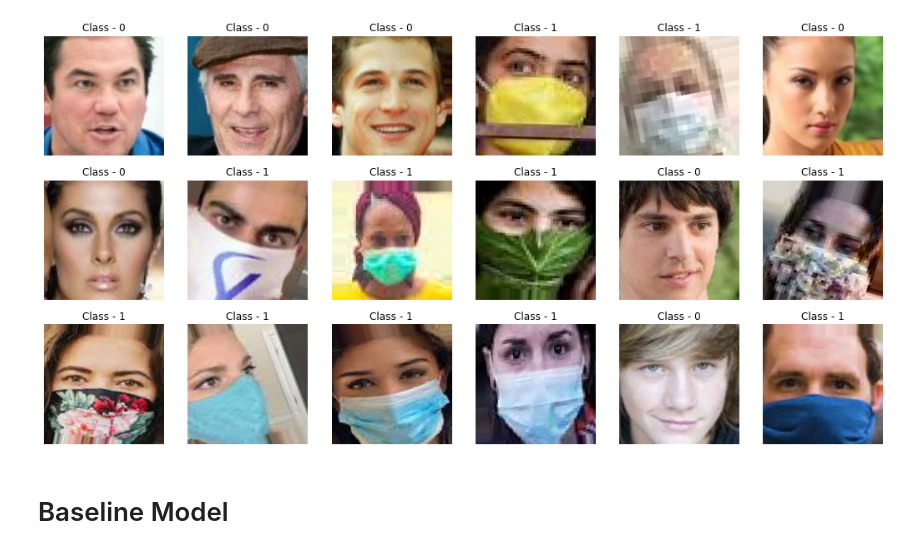
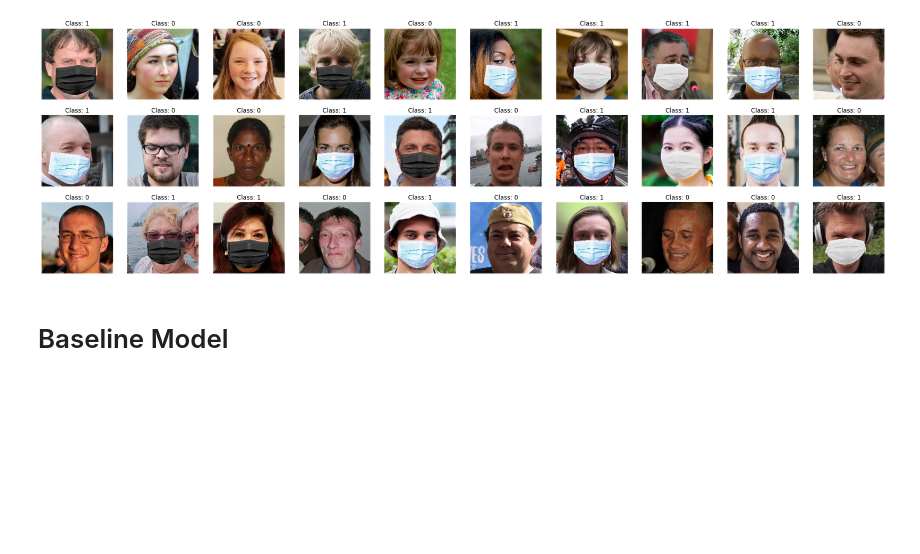
Before and after one commit to RolandSherwin/MultiplePooling-and-AutoencoderClassifierHybrid, a Jupyter notebook: 01-multiple-pooling.ipynb, the cells around one changed output. Drawn from its saved outputs; the diff is of its cells as text; code cells hidden in the pictures; blank space fills up the shorter version.

```diff
--- a/01-multiple-pooling.ipynb
+++ b/01-multiple-pooling.ipynb
@@ -11,8 +29,0 @@ from utils.plotting import HistoryPlotter
-# %%
-SEED = 42
-BATCH_SIZE = 128
-IMAGE_SIZE = [150,150]
-KAGGLE_DATASET = "ashishjangra27/face-mask-12k-images-dataset"
-DATASET_PATH = "~/Downloads/datasets/"
-
-np.random.seed(SEED)
@@ -52,16 +58,35 @@ Using 2358 files for validation.
-# %%
-n_rows = 3
-n_cols = 6
-fig = plt.figure(figsize=(n_cols*3, n_rows*3))
-
-for batch_img, batch_label in train_ds.take(1):
-    for i in range(1, n_rows*n_cols+1):
-        ax = fig.add_subplot(n_rows, n_cols, i)
-        ax.imshow(batch_img[i].numpy().astype("uint8"))
-        plt.title("Class - " + str(batch_label[i].numpy()))
-        ax.set_axis_off()
-# %% [output]
-[figure, removed]
+# %%
+def plot_image(tfds_take, model=None, row_col: List[int]=[3,6]):
+    """Plot image in a grid given a single batch of a tfds
+
+    Args:
+        tfds_take (tfds.take()): A single batch of tfds i.e., tfds.take(1)
+        model (tf model, optional): Trained tensorflow mode, to predict the. Defaults to None.
+        row_col (List[int], optional): Grid size. Defaults to [3,6].
+    """
+    fig = plt.figure(figsize=(row_col[1]*3, row_col[0]*3))
+
+    for batch_img, batch_label in tfds_take:
+        if model is not None:
+            batch_pred = model.predict(batch_img)
+            batch_pred = np.round(batch_pred, 2)
+
+        for i in range(1, row_col[0]*row_col[1]+1):
+            ax = fig.add_subplot(row_col[0], row_col[1], i)
+
+            ax.imshow(batch_img[i].numpy().astype("uint8"))
+            ax.set_axis_off()
+
+            if model is None:
+                plt.title("Class: " + str(batch_label[i].numpy()))
+            else:
+                plt.title("True/Pred: " + str(batch_label[i].numpy()) + "/" + str(batch_pred[i][0]))
+        # Process 1 batch alone if more is passed.
+        break
+
+plot_image(train_ds.take(1), row_col=[3,10])
+# %% [output]
+[figure, added]
 # %% [markdown]
 # Baseline Model
 # %%
```
Also changed, not shown: parts of 19 cells of this notebook, 3 other files.
